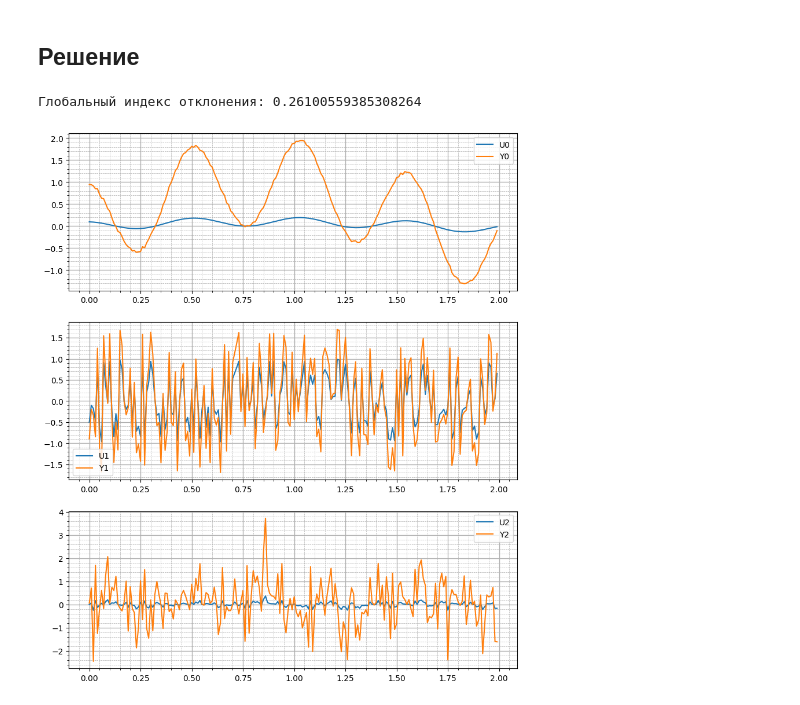
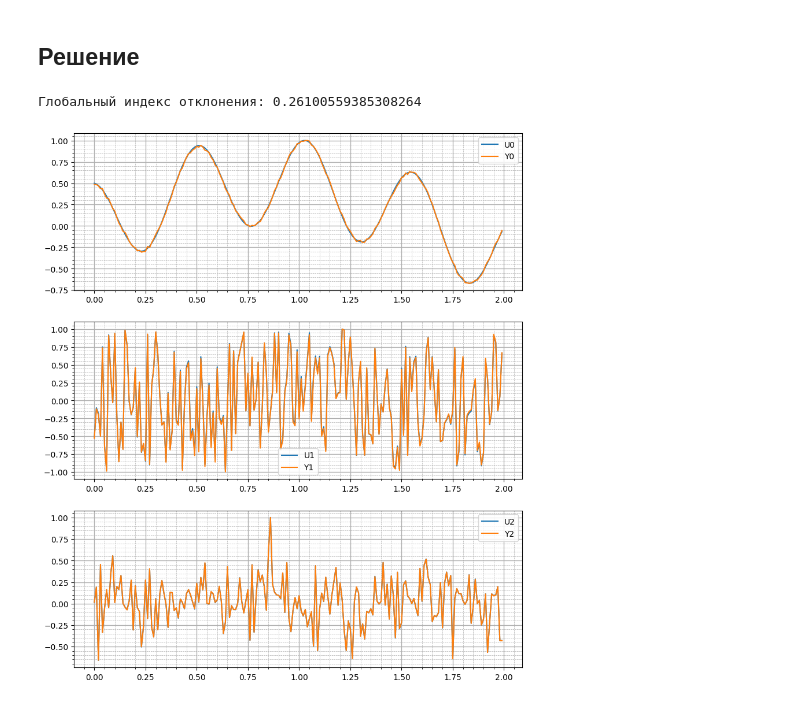
Before and after one commit to vgorbikov/infotransfer_labs, a Jupyter notebook: lab3.ipynb, the cells around one changed output. Drawn from its saved outputs; the diff is of its cells as text; code cells hidden in the pictures.

Commit message:
Added normalization for signals output in lab 3

```diff
--- a/lab3.ipynb
+++ b/lab3.ipynb
@@ -145,15 +145,13 @@ def signal_mixing(A: np.array, signals: tuple[list[float]]) -> np.array:
   samples_n = len(signals[0])
   signals_count = len(signals)
 
-  XS = np.zeros((signals_count, samples_n))
+  XS = np.zeros((samples_n, signals_count))
+  us = signals.T
 
   for n in range(samples_n):
-    u = np.array([signals[i][n] for i in range(signals_count)])
-    x = A @ u
-    for i in range(signals_count):
-      XS[i][n] = x[i]
+    XS[n] = A@us[n]
 
-  return XS
+  return XS.T
 
 
 
@@ -171,22 +169,22 @@ YS = signal_separation(W, XS)
 # %%
 fig, axs = plt.subplots(3, 1, figsize=(10, 12))
 
-axs[0].plot(steps, US[0], label='U0')
-axs[0].plot(steps, YS[0], label='Y0')
+axs[0].plot(steps, US[0]/np.max(np.abs(US[0])), label='U0')
+axs[0].plot(steps, YS[0]/np.max(np.abs(YS[0])), label='Y0')
 
-axs[1].plot(steps, US[1], label='U1')
-axs[1].plot(steps, YS[1], label='Y1')
+axs[1].plot(steps, US[1]/np.max(np.abs(US[1])), label='U1')
+axs[1].plot(steps, YS[1]/np.max(np.abs(YS[1])), label='Y1')
 
-axs[2].plot(steps, US[2], label='U2')
-axs[2].plot(steps, YS[2], label='Y2')
+axs[2].plot(steps, US[2]/np.max(np.abs(US[2])), label='U2')
+axs[2].plot(steps, YS[2]/np.max(np.abs(YS[2])), label='Y2')
 
 for ax in axs:
   ax.minorticks_on()
   ax.grid(visible=True, which='major', linewidth=1)
   ax.grid(visible=True, which='minor', linestyle='--', linewidth=0.5)
   ax.legend()
 
 print(f'Глобальный индекс отклонения: {deviation_index(W, A)}')
 # %% [output]
 Глобальный индекс отклонения: 0.26100559385308264
-[figure, old version]
+[figure, new version]
```
